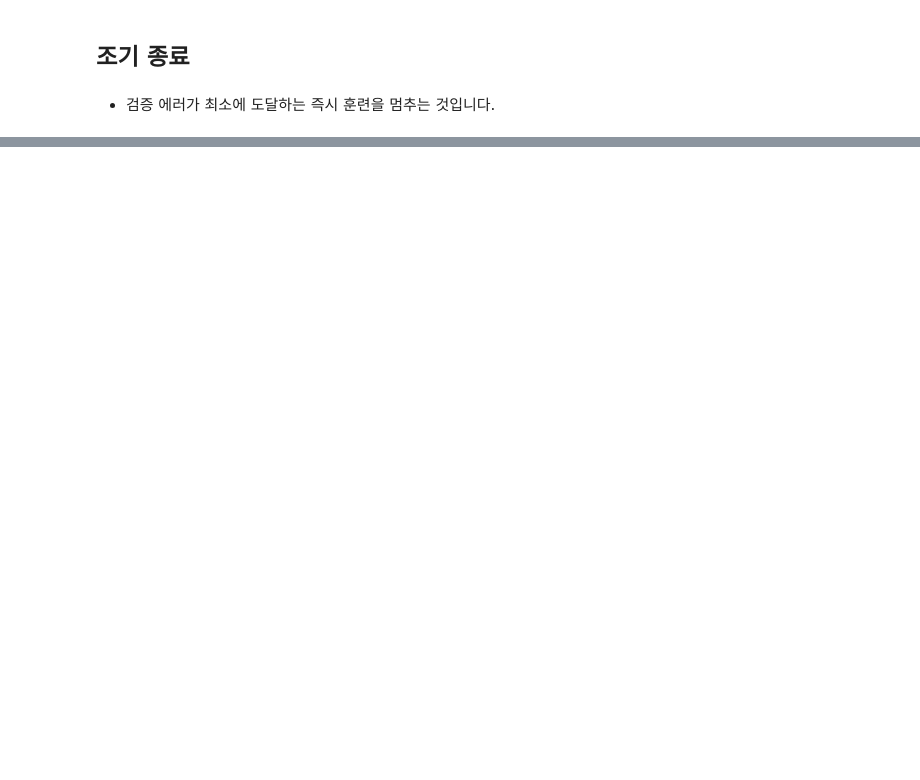
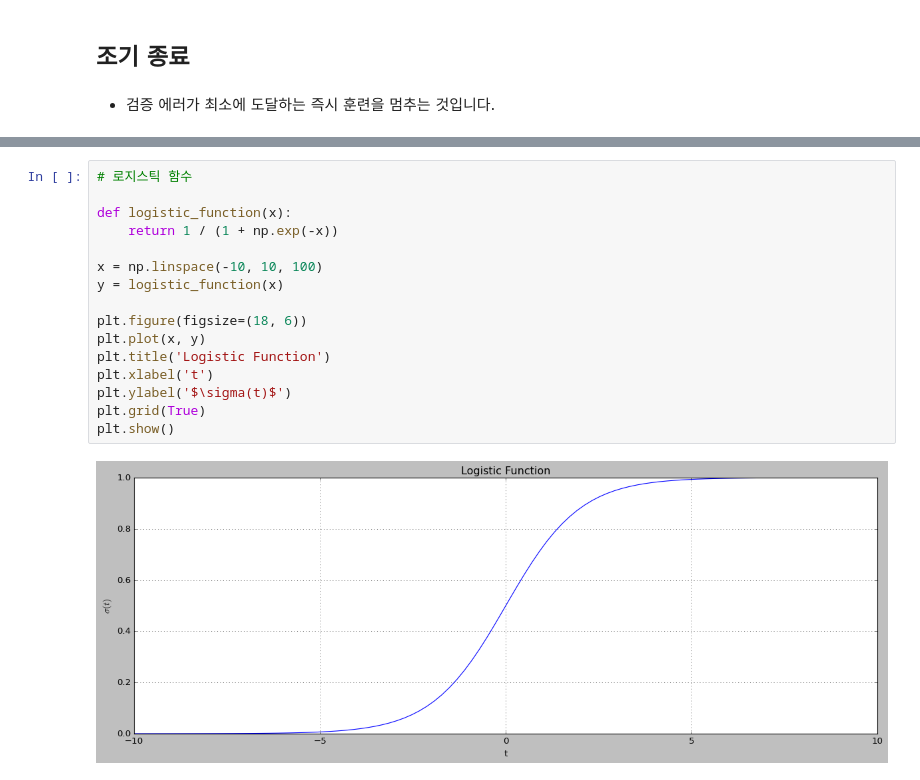
Before and after one commit to Hosung-Ahn/Hands-On-Machine-Learning, a Jupyter notebook: machine_learning/Chapter4/train_model.ipynb, the cells around one changed output, grey strips where cells are left out. Saved outputs shown, nothing was run; the diff lists cells and outputs as text; blank space fills up the shorter version.

Commit message:
로지스틱 회귀

```diff
--- a/machine_learning/Chapter4/train_model.ipynb
+++ b/machine_learning/Chapter4/train_model.ipynb
@@ -479,0 +502,18 @@ SGDRegressor(eta0=0.0005, learning_rate='constant', max_iter=1, penalty=None,
+# %%
+# 로지스틱 함수
+
+def logistic_function(x):
+    return 1 / (1 + np.exp(-x))
+
+x = np.linspace(-10, 10, 100)
+y = logistic_function(x)
+
+plt.figure(figsize=(18, 6))
+plt.plot(x, y)
+plt.title('Logistic Function')
+plt.xlabel('t')
+plt.ylabel('$\sigma(t)$')
+plt.grid(True)
+plt.show()
+# %% [output]
+[figure, added]
```
Also changed, not shown: parts of 29 cells of this notebook.
